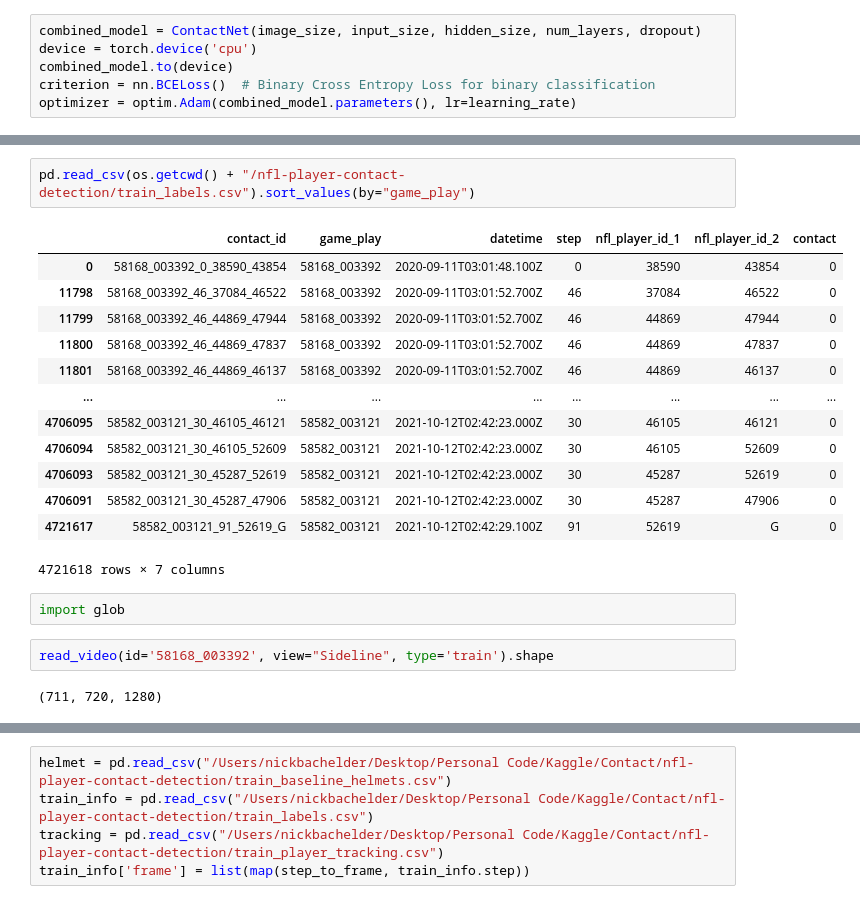
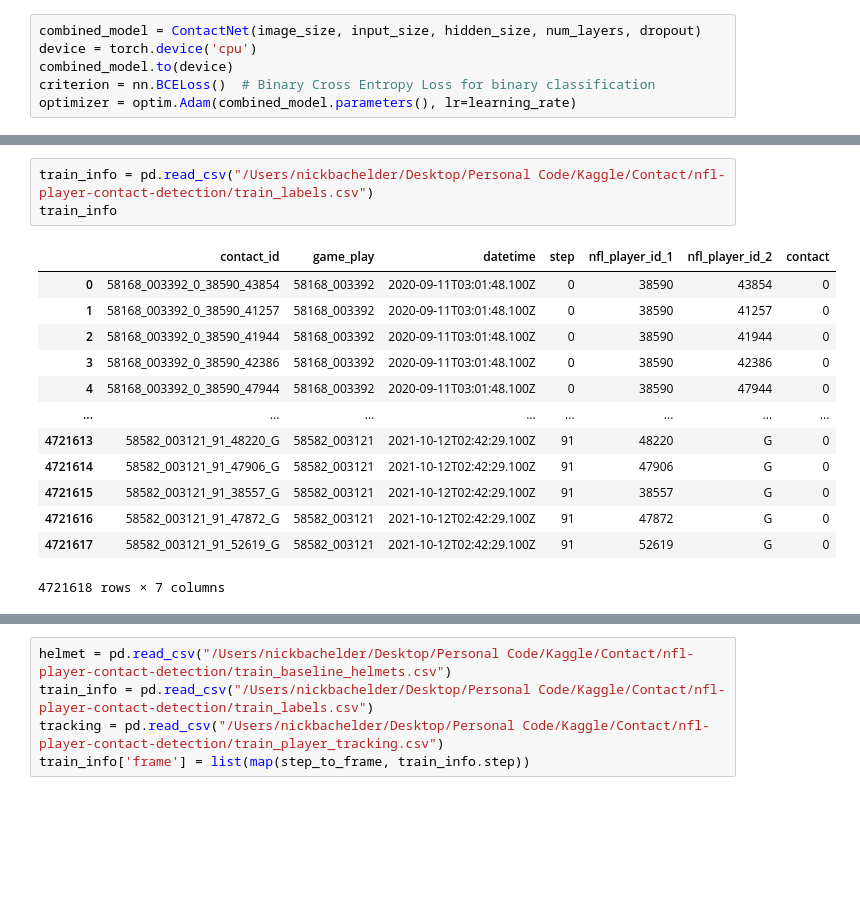
Before and after one commit to nickb1125/Contact-Detection, a Jupyter notebook: scrath.ipynb, the cells around one changed output, grey strips where cells are left out. Cells and saved outputs as stored; diff of their text form; blank space fills up the shorter version.

```diff
--- a/scrath.ipynb
+++ b/scrath.ipynb
@@ -143,22 +139,17 @@ Epoch [10/10], Batch [1/1], Loss: 0.1662
 # %%
-pd.read_csv(os.getcwd() + "/nfl-player-contact-detection/train_labels.csv").sort_values(by="game_play")
+train_info = pd.read_csv("/Users/nickbachelder/Desktop/Personal Code/Kaggle/Contact/nfl-player-contact-detection/train_labels.csv")
+train_info
 # %% [output]
 |  | contact_id | game_play | datetime | step | nfl_player_id_1 | nfl_player_id_2 | contact |
 | 0 | 58168_003392_0_38590_43854 | 58168_003392 | 2020-09-11T03:01:48.100Z | 0 | 38590 | 43854 | 0 |
-| 11798 | 58168_003392_46_37084_46522 | 58168_003392 | 2020-09-11T03:01:52.700Z | 46 | 37084 | 46522 | 0 |
-| 11799 | 58168_003392_46_44869_47944 | 58168_003392 | 2020-09-11T03:01:52.700Z | 46 | 44869 | 47944 | 0 |
-| 11800 | 58168_003392_46_44869_47837 | 58168_003392 | 2020-09-11T03:01:52.700Z | 46 | 44869 | 47837 | 0 |
-| 11801 | 58168_003392_46_44869_46137 | 58168_003392 | 2020-09-11T03:01:52.700Z | 46 | 44869 | 46137 | 0 |
+| 1 | 58168_003392_0_38590_41257 | 58168_003392 | 2020-09-11T03:01:48.100Z | 0 | 38590 | 41257 | 0 |
+| 2 | 58168_003392_0_38590_41944 | 58168_003392 | 2020-09-11T03:01:48.100Z | 0 | 38590 | 41944 | 0 |
+| 3 | 58168_003392_0_38590_42386 | 58168_003392 | 2020-09-11T03:01:48.100Z | 0 | 38590 | 42386 | 0 |
+| 4 | 58168_003392_0_38590_47944 | 58168_003392 | 2020-09-11T03:01:48.100Z | 0 | 38590 | 47944 | 0 |
 | ... | ... | ... | ... | ... | ... | ... | ... |
-| 4706095 | 58582_003121_30_46105_46121 | 58582_003121 | 2021-10-12T02:42:23.000Z | 30 | 46105 | 46121 | 0 |
-| 4706094 | 58582_003121_30_46105_52609 | 58582_003121 | 2021-10-12T02:42:23.000Z | 30 | 46105 | 52609 | 0 |
-| 4706093 | 58582_003121_30_45287_52619 | 58582_003121 | 2021-10-12T02:42:23.000Z | 30 | 45287 | 52619 | 0 |
-| 4706091 | 58582_003121_30_45287_47906 | 58582_003121 | 2021-10-12T02:42:23.000Z | 30 | 45287 | 47906 | 0 |
+| 4721613 | 58582_003121_91_48220_G | 58582_003121 | 2021-10-12T02:42:29.100Z | 91 | 48220 | G | 0 |
+| 4721614 | 58582_003121_91_47906_G | 58582_003121 | 2021-10-12T02:42:29.100Z | 91 | 47906 | G | 0 |
+| 4721615 | 58582_003121_91_38557_G | 58582_003121 | 2021-10-12T02:42:29.100Z | 91 | 38557 | G | 0 |
+| 4721616 | 58582_003121_91_47872_G | 58582_003121 | 2021-10-12T02:42:29.100Z | 91 | 47872 | G | 0 |
 | 4721617 | 58582_003121_91_52619_G | 58582_003121 | 2021-10-12T02:42:29.100Z | 91 | 52619 | G | 0 |
 4721618 rows × 7 columns
-# %%
-import glob
-# %%
-read_video(id='58168_003392', view="Sideline", type='train').shape
-# %% [output]
-(711, 720, 1280)
```
Also changed, not shown: parts of 10 cells of this notebook, 2 other files.
